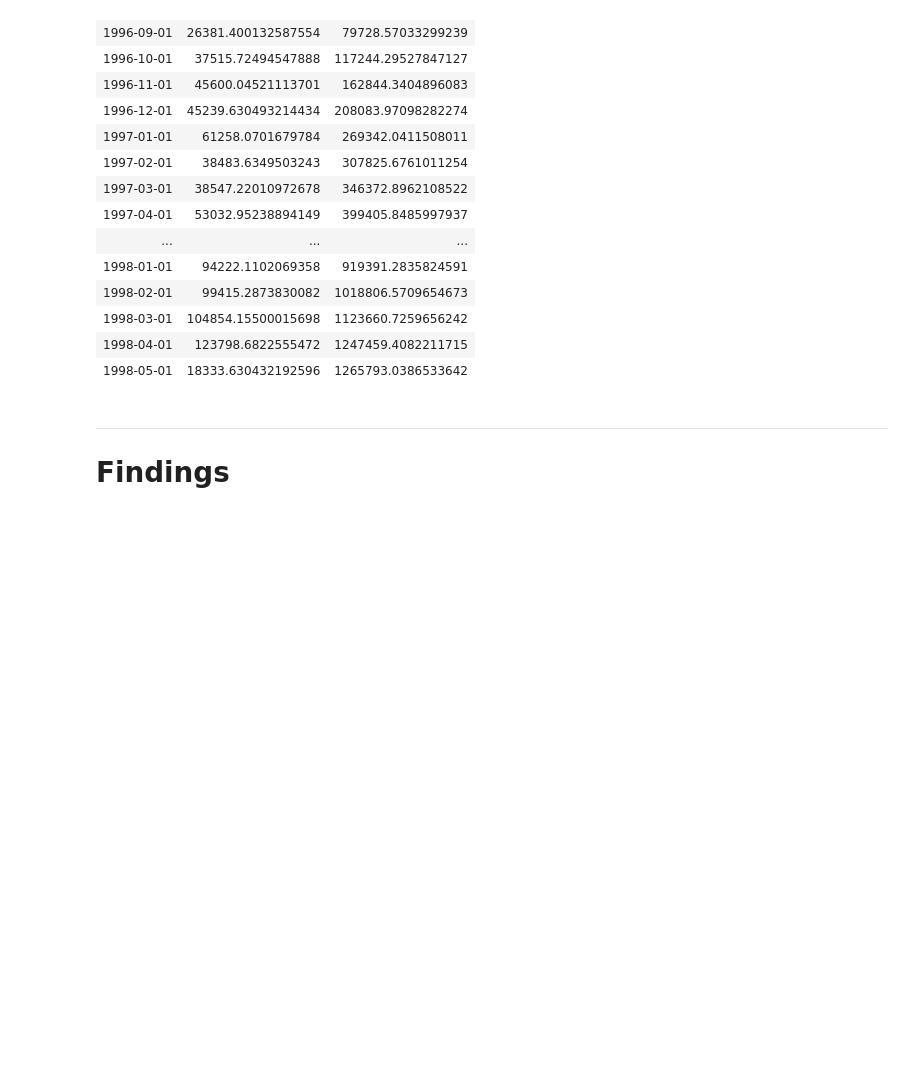
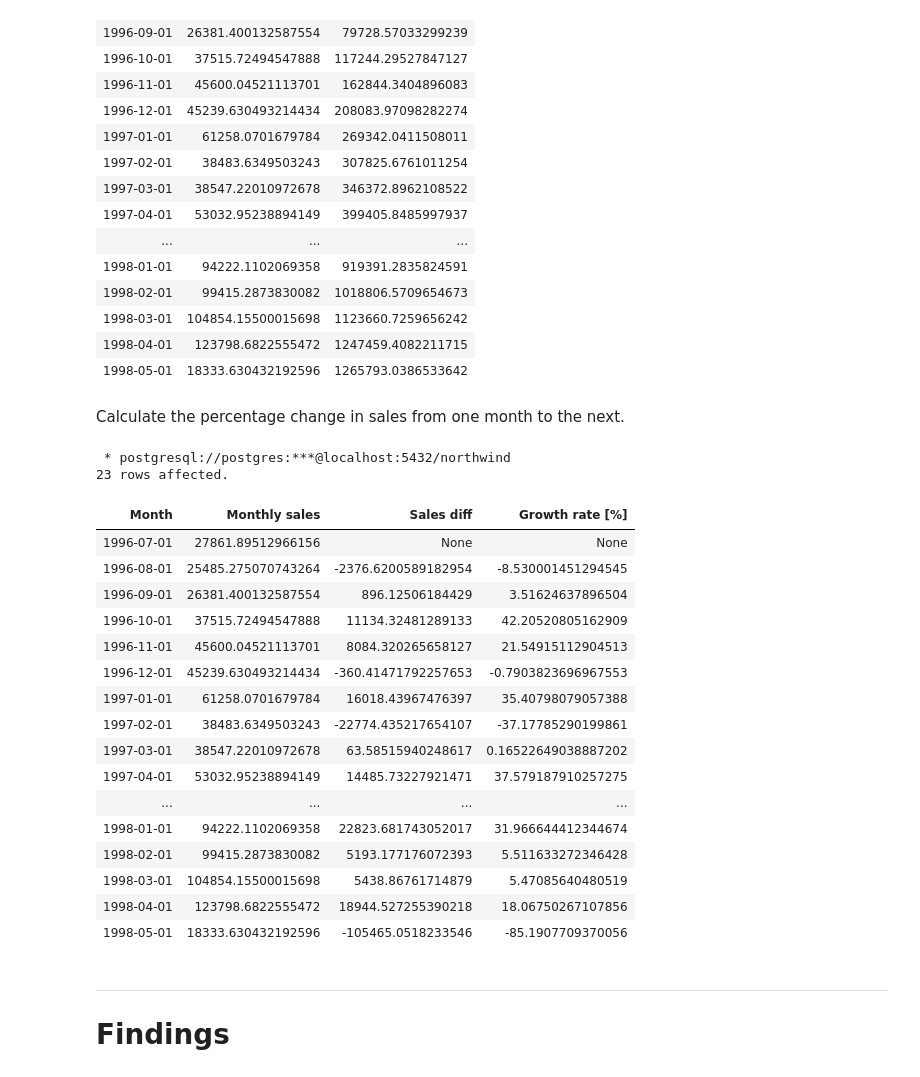
Before and after one commit to bartekmal/bi-optimizing-sales, a Jupyter notebook: main.ipynb, the cells around one changed output. Saved outputs shown, nothing was run; the diff lists cells and outputs as text; code cells hidden in the pictures; blank space fills up the shorter version.

Commit message:
Analysis: monthly growth rate

```diff
--- a/main.ipynb
+++ b/main.ipynb
@@ -311,6 +311,57 @@ ORDER BY
 | 1998-03-01 | 104854.15500015698 | 1123660.7259656242 |
 | 1998-04-01 | 123798.6822555472 | 1247459.4082211715 |
 | 1998-05-01 | 18333.630432192596 | 1265793.0386533642 |
+# %% [markdown]
+Calculate the percentage change in sales from one month to the next.
+# %%
+%%sql
+WITH monthly_sales AS
+(
+	SELECT
+		DATE_TRUNC('month', o.order_date)::DATE AS "Month",
+		SUM(d.unit_price * d.quantity * (1 - d.discount)) AS "Monthly sales"
+	FROM
+		orders AS o
+		LEFT JOIN
+			order_details AS d
+			ON o.order_id = d.order_id
+	GROUP BY
+		DATE_TRUNC('month', o.order_date)
+)
+,
+monthly_sales_diffs AS
+(
+	SELECT
+		*,
+		"Monthly sales" - LAG("Monthly sales", 1) OVER (ORDER BY "Month") AS "Sales diff"
+	FROM
+		monthly_sales
+)
+SELECT
+	*,
+	"Sales diff" / LAG("Monthly sales", 1) OVER (ORDER BY "Month") * 100 AS "Growth rate [%]"
+FROM
+	monthly_sales_diffs;
+# %% [output]
+ * postgresql://postgres:***@localhost:5432/northwind
+23 rows affected.
+| Month | Monthly sales | Sales diff | Growth rate [%] |
+| 1996-07-01 | 27861.89512966156 | None | None |
+| 1996-08-01 | 25485.275070743264 | -2376.6200589182954 | -8.530001451294545 |
+| 1996-09-01 | 26381.400132587554 | 896.12506184429 | 3.51624637896504 |
+| 1996-10-01 | 37515.72494547888 | 11134.32481289133 | 42.20520805162909 |
+| 1996-11-01 | 45600.04521113701 | 8084.320265658127 | 21.54915112904513 |
+| 1996-12-01 | 45239.630493214434 | -360.41471792257653 | -0.7903823696967553 |
+| 1997-01-01 | 61258.0701679784 | 16018.43967476397 | 35.40798079057388 |
+| 1997-02-01 | 38483.6349503243 | -22774.435217654107 | -37.17785290199861 |
+| 1997-03-01 | 38547.22010972678 | 63.58515940248617 | 0.16522649038887202 |
+| 1997-04-01 | 53032.95238894149 | 14485.73227921471 | 37.579187910257275 |
+| ... | ... | ... | ... |
+| 1998-01-01 | 94222.1102069358 | 22823.681743052017 | 31.966644412344674 |
+| 1998-02-01 | 99415.2873830082 | 5193.177176072393 | 5.511633272346428 |
+| 1998-03-01 | 104854.15500015698 | 5438.86761714879 | 5.47085640480519 |
+| 1998-04-01 | 123798.6822555472 | 18944.527255390218 | 18.06750267107856 |
+| 1998-05-01 | 18333.630432192596 | -105465.0518233546 | -85.1907709370056 |
 # %% [markdown]
 ---
 # Findings
```
